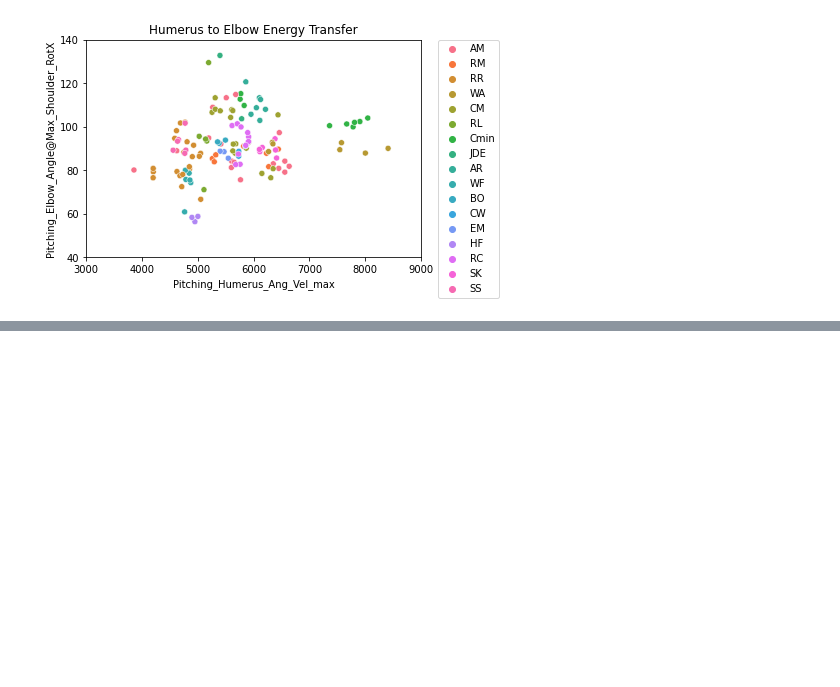
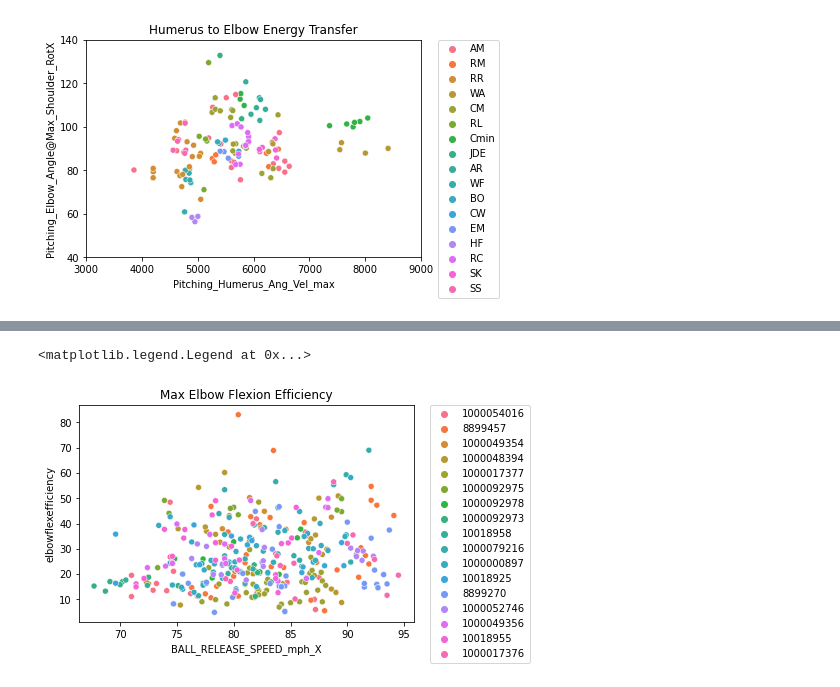
Before and after one commit to joeymylott/WakeForestBiomechanicsAndAnalytics, a Jupyter notebook: BiomechanicsVisualization (no names).ipynb, the cells around one changed output, grey strips where cells are left out. Drawn from its saved outputs; the diff is of its cells as text; code cells hidden in the pictures; blank space fills up the shorter version.

```diff
--- a/BiomechanicsVisualization (no names).ipynb
+++ b/BiomechanicsVisualization (no names).ipynb
@@ -196,0 +180,18 @@ plt.legend(bbox_to_anchor=(1.05, 1), loc=2, borderaxespad=0.)
+# %%
+# Import cleaned up biomechanics data from Coby's script
+
+cleandf = pd.read_csv(r'C:\Users\joeym\Documents\Wake Forest\Pitching Lab\AddingPitchUIDWakePitchersJan2021.csv')
+cleandf = cleandf.drop(columns=['Unnamed: 0', 'Unnamed: 1_ITEM', 'Pitcher'])
+cleandf['Pitch Type'] = cleandf['Pitch Type'].str.strip()
+cleandf['PitcherID'] = cleandf['PitcherID'].astype(str)
+
+#Change Pitch Type names to normal Fastball, Breaking Ball, and Off speed
+sep = '.'
+cleandf['Pitch Type'] = cleandf['Pitch Type'].str.split(sep, expand=True)
+cleandf['Pitch Type'] = cleandf['Pitch Type'].str.rsplit(' ', 2, expand=True)[0]
+cleandf['Pitch Type'] = cleandf['Pitch Type'].str.replace('RH', '')
+cleandf['Pitch Type'] = cleandf['Pitch Type'].str.replace('LH', '')
+
+# Fill blank cells
+cleandf = cleandf.replace(r'^\s*$', np.NaN, regex=True)
+cleandf
@@ -196,0 +254,9 @@ plt.legend(bbox_to_anchor=(1.05, 1), loc=2, borderaxespad=0.)
+# %%
+# Max Eblow Flexion Torque - Scatterplot
+
+elbowflextorque = sns.scatterplot(x='BALL_RELEASE_SPEED_mph_X', y='elbowflexefficiency', data=cleandf, hue='PitcherID')
+elbowflextorque.set(title="Max Elbow Flexion Efficiency")
+plt.legend(bbox_to_anchor=(1.05, 1), loc=2, borderaxespad=0.)
+# %% [output]
+<matplotlib.legend.Legend at 0x...>
+[figure, added]
```
Also changed, not shown: parts of 20 cells of this notebook.
